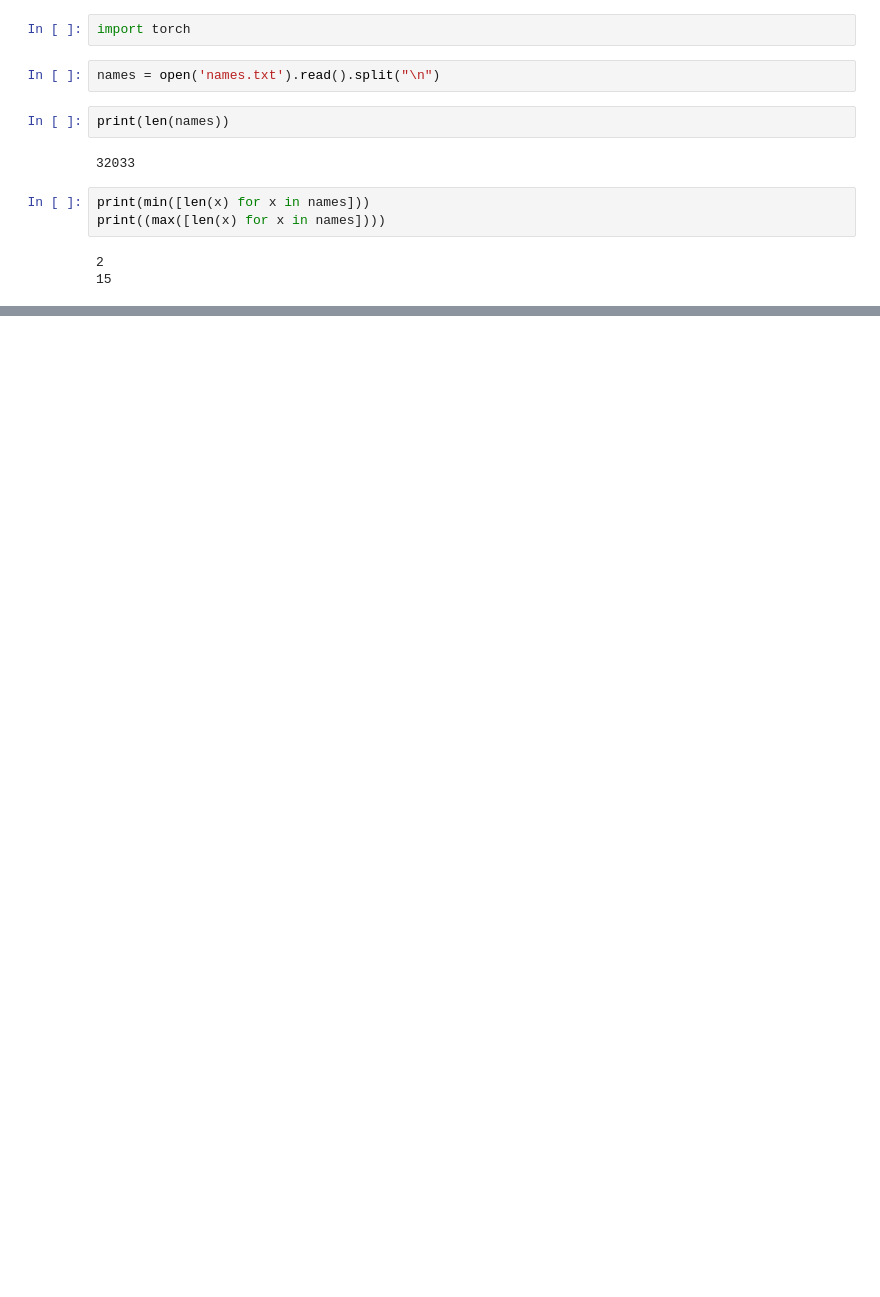
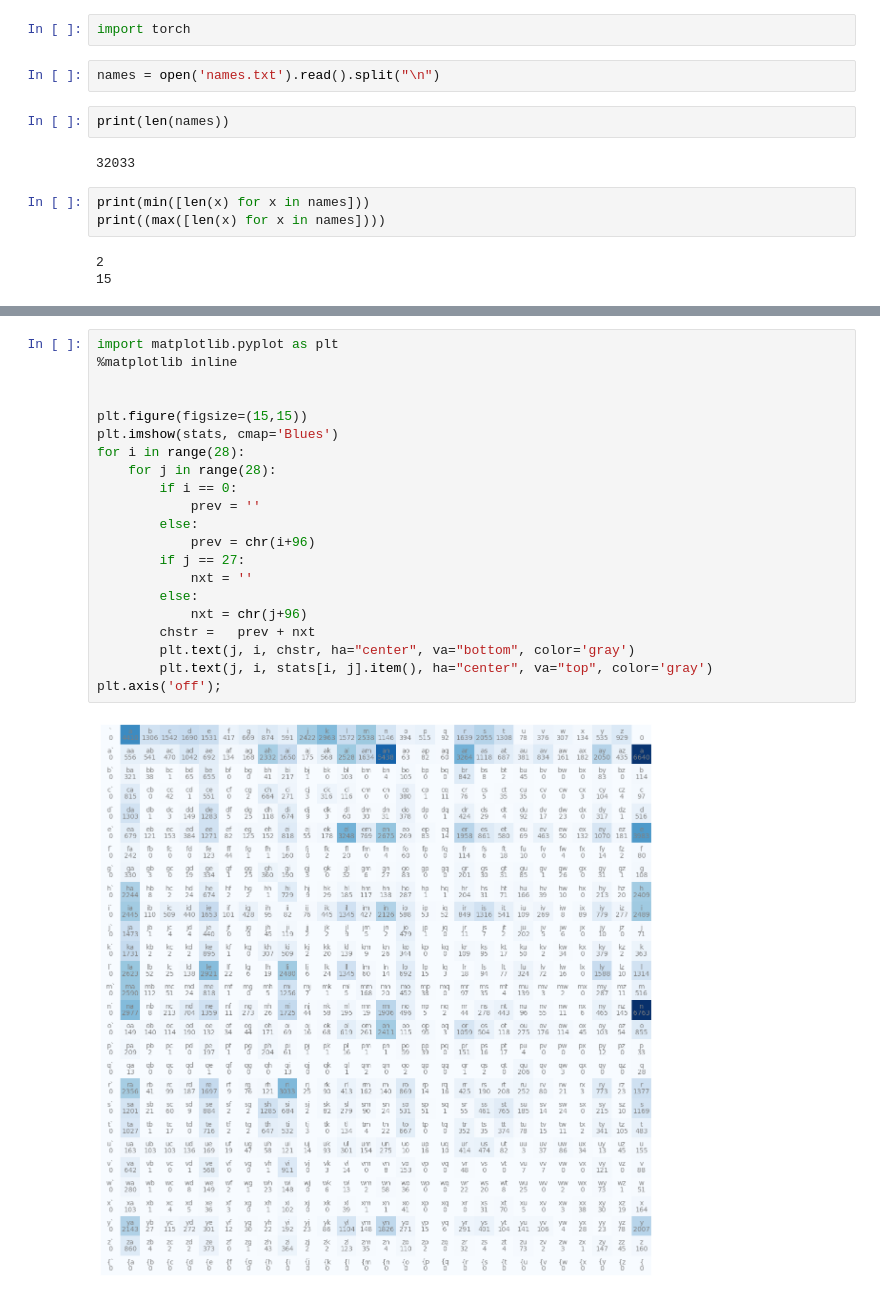
Before and after one commit to nikasakandelidze/deep-learning-learning, a Jupyter notebook: makemore/main.ipynb, the cells around one changed output, grey strips where cells are left out. Cells and saved outputs as stored; diff of their text form; blank space fills up the shorter version.

```diff
--- a/makemore/main.ipynb
+++ b/makemore/main.ipynb
@@ -62,0 +87,23 @@ b c tensor(1, dtype=torch.int32)
+# %%
+import matplotlib.pyplot as plt
+%matplotlib inline
+
+
+plt.figure(figsize=(15,15))
+plt.imshow(stats, cmap='Blues')
+for i in range(28):
+    for j in range(28):
+        if i == 0:
+            prev = ''
+        else:
+            prev = chr(i+96)
+        if j == 27:
+            nxt = ''
+        else:
+            nxt = chr(j+96)
+        chstr =   prev + nxt
+        plt.text(j, i, chstr, ha="center", va="bottom", color='gray')
+        plt.text(j, i, stats[i, j].item(), ha="center", va="top", color='gray')
+plt.axis('off');
+# %% [output]
+[figure, added]
```
Also changed, not shown: parts of 3 cells of this notebook.
